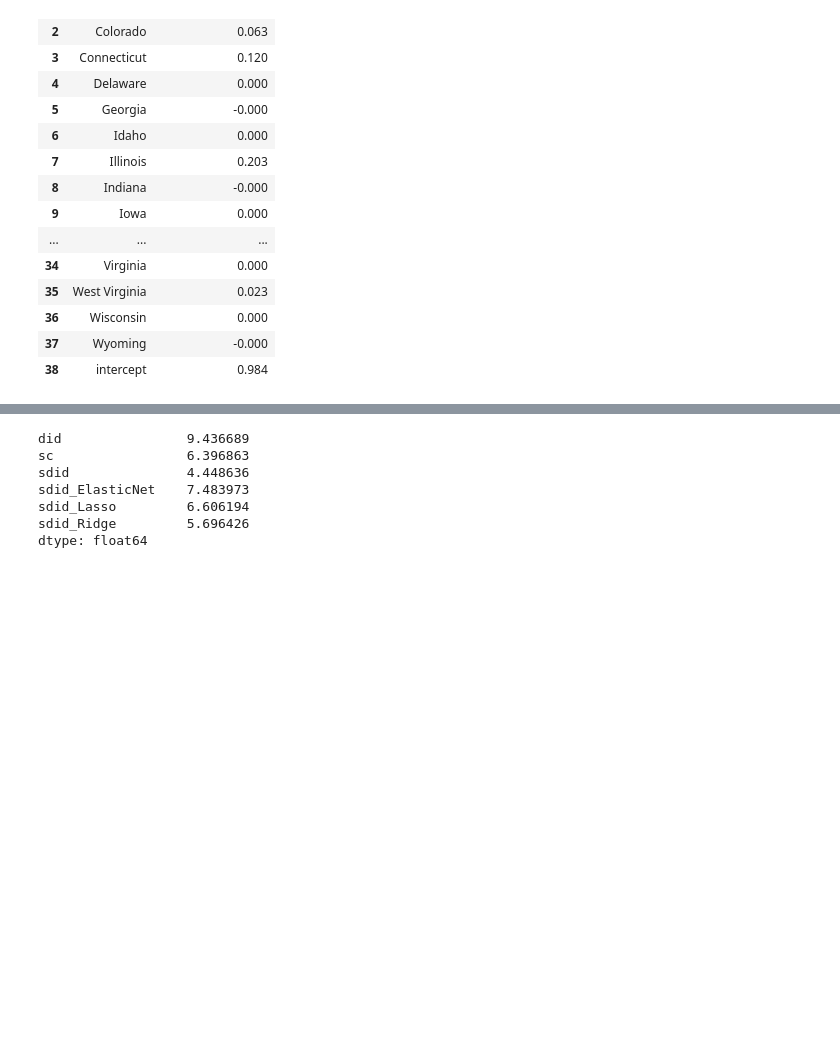
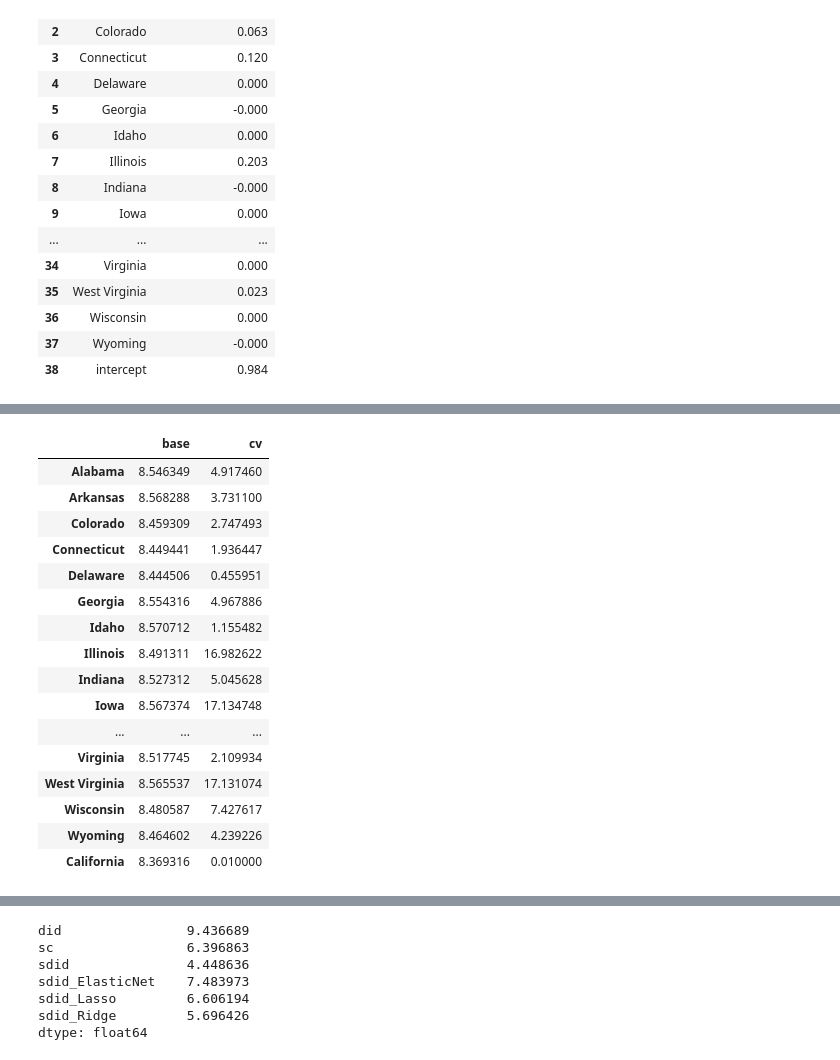
Before and after one commit to MasaAsami/pysynthdid, a Jupyter notebook: notebook/OtherOmegaEstimationMethods.ipynb, the cells around one changed output, grey strips where cells are left out. Drawn from its saved outputs; the diff is of its cells as text; code cells hidden in the pictures; blank space fills up the shorter version.

```diff
--- a/notebook/OtherOmegaEstimationMethods.ipynb
+++ b/notebook/OtherOmegaEstimationMethods.ipynb
@@ -146,0 +144,35 @@ zeta with bayesian optimaization
+# %%
+state_list = df.columns
+
+result_rmse_list = []
+result_zeta_dict = {}
+
+for _state in tqdm(state_list):
+    _sdid = SynthDID(df, PRE_TEREM2, POST_TEREM2, [_state])
+
+    _sdid.fit(zeta_type="base")
+
+    _outcome = pd.DataFrame({"actual_y": _sdid.target_y()})
+
+    _outcome["did"] = _sdid.did_potentical_outcome()
+    _outcome["sc"] = _sdid.sc_potentical_outcome()
+    _outcome["sdid"] = _sdid.sdid_potentical_outcome()
+    _base_zeta = _sdid.zeta
+
+    print ("zeta with bayesian optimaization")
+    _sdid.fit(zeta_type="bayesian_opt", cv=3, cv_split_type="TimeSeriesSplit")
+    _outcome["sdid_bayesian_opt"] = _sdid.sdid_potentical_outcome()
+    _cv_zeta = _sdid.zeta
+
+    _outcome = _outcome.loc[POST_TEREM2[0] : POST_TEREM2[1]]
+
+    _rmse = np.sqrt((_outcome.mean() - _outcome.mean()["actual_y"]) ** 2)
+    _rmse = pd.DataFrame(_rmse).T[
+        ["did", "sc", "sdid", "sdid_bayesian_opt"]
+    ]
+    _rmse.index = [_state]
+
+    result_rmse_list.append(_rmse)
+    result_zeta_dict[_state] = {"base" : _base_zeta, "cv" : _cv_zeta}
+
+result_rmse = pd.concat(result_rmse_list)
@@ -146,0 +385,20 @@ zeta with bayesian optimaization
+# %%
+pd.DataFrame(result_zeta_dict).T
+# %% [output]
+|  | base | cv |
+| Alabama | 8.546349 | 4.917460 |
+| Arkansas | 8.568288 | 3.731100 |
+| Colorado | 8.459309 | 2.747493 |
+| Connecticut | 8.449441 | 1.936447 |
+| Delaware | 8.444506 | 0.455951 |
+| Georgia | 8.554316 | 4.967886 |
+| Idaho | 8.570712 | 1.155482 |
+| Illinois | 8.491311 | 16.982622 |
+| Indiana | 8.527312 | 5.045628 |
+| Iowa | 8.567374 | 17.134748 |
+| ... | ... | ... |
+| Virginia | 8.517745 | 2.109934 |
+| West Virginia | 8.565537 | 17.131074 |
+| Wisconsin | 8.480587 | 7.427617 |
+| Wyoming | 8.464602 | 4.239226 |
+| California | 8.369316 | 0.010000 |
```
Also changed, not shown: parts of 9 cells of this notebook.
